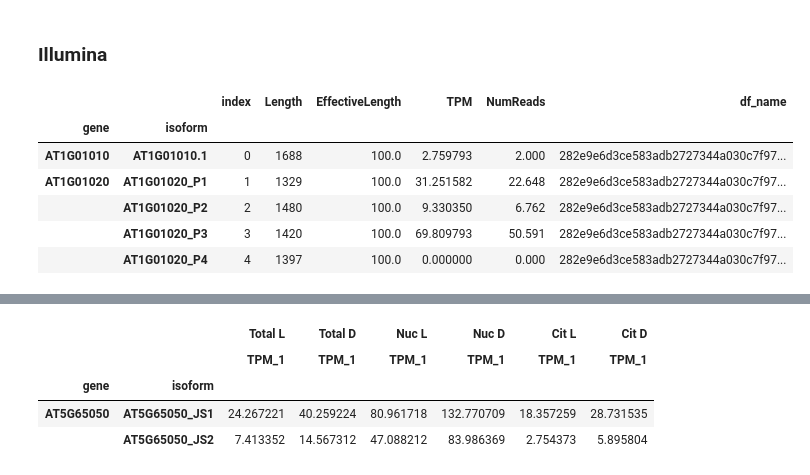
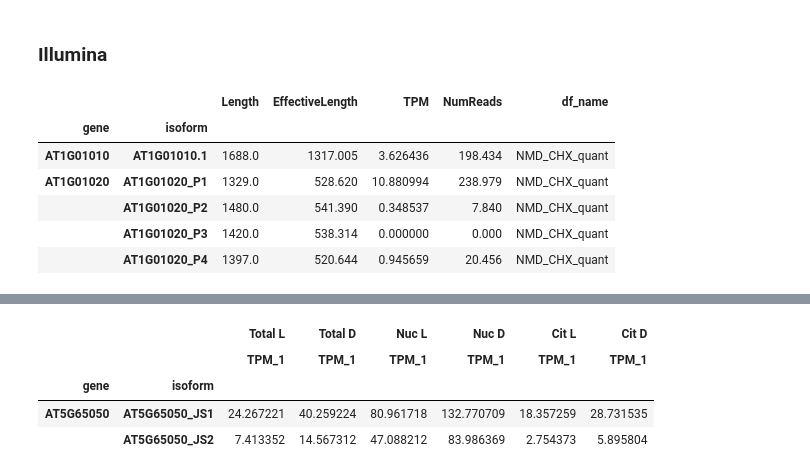
Before and after one commit to Lucas-Servi/lnc_mRNA_analysis, a Jupyter notebook: lnc_RNA_filtering.ipynb, the cells around one changed output, grey strips where cells are left out. Cells and saved outputs as stored; diff of their text form; code cells hidden in the pictures.

```diff
--- a/lnc_RNA_filtering.ipynb
+++ b/lnc_RNA_filtering.ipynb
@@ -33,27 +29,27 @@ Package loaded correctly...
 # %% [markdown]
 ## Load data
 # %%
-file_dir = "/home/lucas-elytron/Documents/paper_doct/Nuc_cito/mapping/salmon/AtRTDv2_1_QUASI"
-transcriptome = pd.read_parquet("/home/lucas-elytron/Documents/paper_doct/Nuc_cito/mapping/reference/mod_refs/AtRTDv2_1_QUASI.LS.parquet")
+file_dir = "/home/lucas-elytron/Documents/paper_doct/lnc_mrna/mapping/salmon/AtRTDv2_1_QUASI"
+transcriptome = pd.read_parquet("/home/lucas-elytron/Documents/paper_doct/repos/lnc_mRNA_analysis/data/AtRTDv2_1_QUASI.LS.parquet")
 # %%
 transcriptome.to_csv("./AtRTDv2_1.csv", index=False)
 # %% [markdown]
 ### Illumina
 # %%
-illumina_data, illumina_files = concatenate_files_exclude(file_dir, transcriptome, "ONT",)
+illumina_data, illumina_files = concatenate_files_exclude(file_dir, transcriptome, "ONT_data",)
 illumina_data = illumina_data.rename(columns={"Name":"isoform"})
 grouped = illumina_data.groupby('df_name')
 illu_dfs, illu_dfs_names  = {x : grouped.get_group(x) for x in grouped.groups}, [x for x in grouped.groups]
 #Check
 illu_dfs[illu_dfs_names[0]].head()
 # %% [output]
-|  |  | index | Length | EffectiveLength | TPM | NumReads | df_name |
-| gene | isoform |  |  |  |  |  |  |
-| AT1G01010 | AT1G01010.1 | 0 | 1688 | 100.0 | 2.759793 | 2.000 | 282e9e6d3ce583adb2727344a030c7f97... |
-| AT1G01020 | AT1G01020_P1 | 1 | 1329 | 100.0 | 31.251582 | 22.648 | 282e9e6d3ce583adb2727344a030c7f97... |
-|  | AT1G01020_P2 | 2 | 1480 | 100.0 | 9.330350 | 6.762 | 282e9e6d3ce583adb2727344a030c7f97... |
-|  | AT1G01020_P3 | 3 | 1420 | 100.0 | 69.809793 | 50.591 | 282e9e6d3ce583adb2727344a030c7f97... |
-|  | AT1G01020_P4 | 4 | 1397 | 100.0 | 0.000000 | 0.000 | 282e9e6d3ce583adb2727344a030c7f97... |
+|  |  | Length | EffectiveLength | TPM | NumReads | df_name |
+| gene | isoform |  |  |  |  |  |
+| AT1G01010 | AT1G01010.1 | 1688.0 | 1317.005 | 3.626436 | 198.434 | NMD_CHX_quant |
+| AT1G01020 | AT1G01020_P1 | 1329.0 | 528.620 | 10.880994 | 238.979 | NMD_CHX_quant |
+|  | AT1G01020_P2 | 1480.0 | 541.390 | 0.348537 | 7.840 | NMD_CHX_quant |
+|  | AT1G01020_P3 | 1420.0 | 538.314 | 0.000000 | 0.000 | NMD_CHX_quant |
+|  | AT1G01020_P4 | 1397.0 | 520.644 | 0.945659 | 20.456 | NMD_CHX_quant |
 # %%
 #Polyribosomes fraction
 illu_polyribosomes = pd.concat([illu_dfs["ERR377676"].TPM ,illu_dfs["ERR377677"].TPM ,illu_dfs["ERR377678"].TPM], axis=1, keys=[("Polyribosomes","TPM_1"),("Polyribosomes","TPM_2"),("Polyribosomes","TPM_3")])
```
Also changed, not shown: parts of 22 cells of this notebook, 19 other files.
